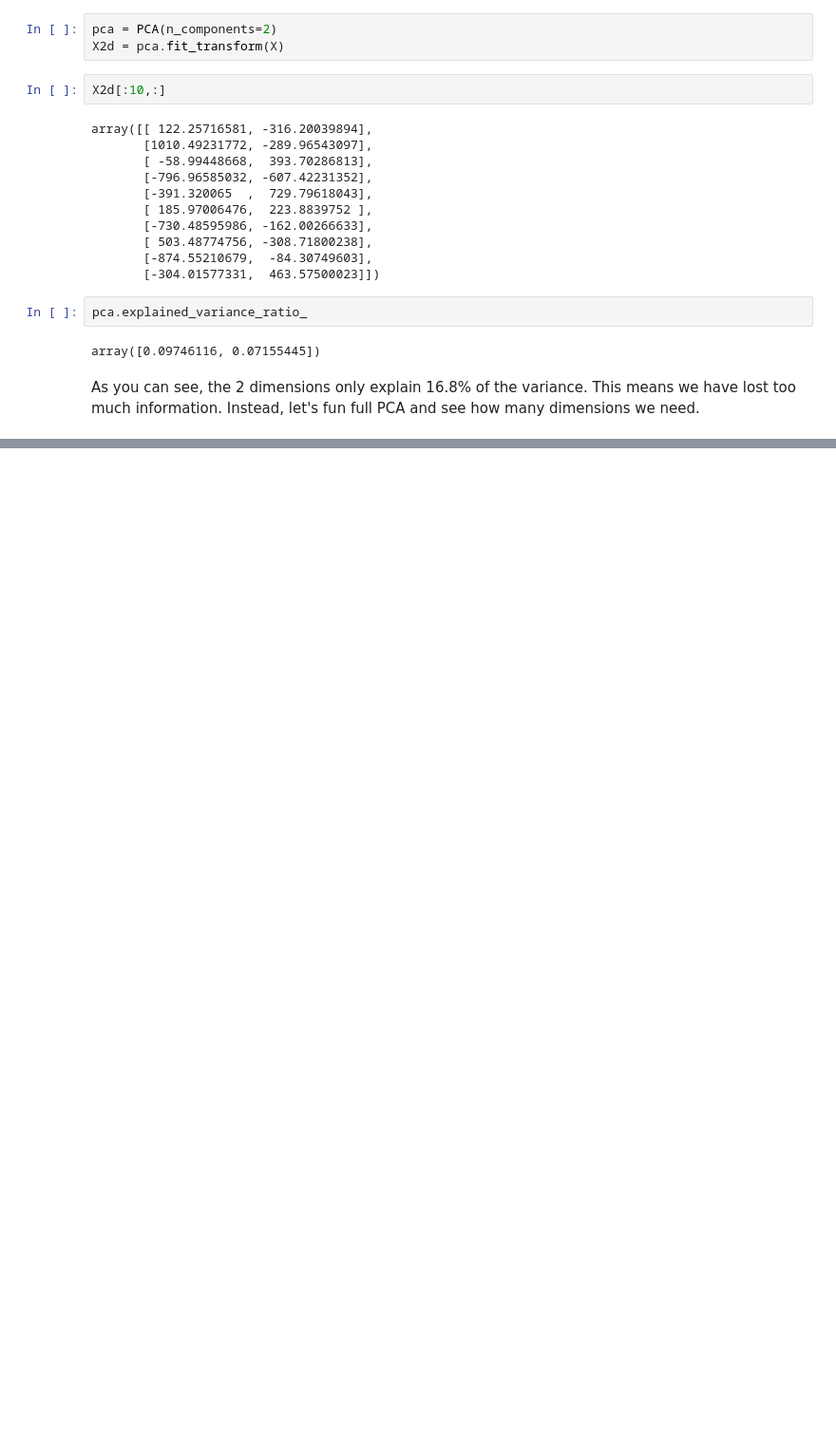
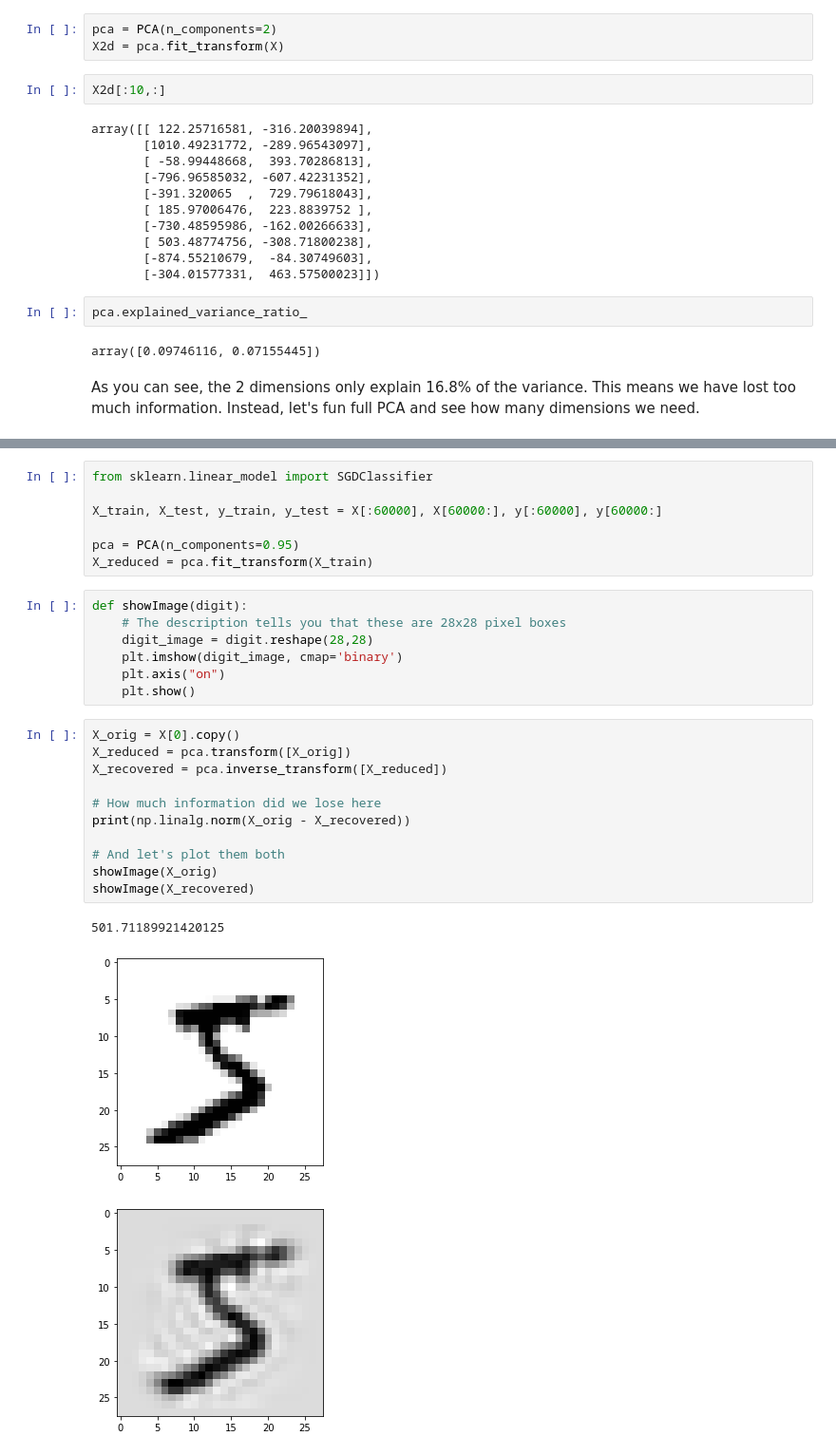
Before and after one commit to youngelf/MachineLearning, a Jupyter notebook: Hands-On2/Chapter 8.ipynb, the cells around one changed output, grey strips where cells are left out. Shown at 95% size. Saved outputs shown, nothing was run; the diff lists cells and outputs as text; blank space fills up the shorter version.

```diff
--- a/Hands-On2/Chapter 8.ipynb
+++ b/Hands-On2/Chapter 8.ipynb
@@ -100,0 +235,29 @@ pca.fit(X)
+# %%
+from sklearn.linear_model import SGDClassifier
+
+X_train, X_test, y_train, y_test = X[:60000], X[60000:], y[:60000], y[60000:]
+
+pca = PCA(n_components=0.95)
+X_reduced = pca.fit_transform(X_train)
+# %%
+def showImage(digit):
+    # The description tells you that these are 28x28 pixel boxes
+    digit_image = digit.reshape(28,28)
+    plt.imshow(digit_image, cmap='binary')
+    plt.axis("on")
+    plt.show()
+# %%
+X_orig = X[0].copy()
+X_reduced = pca.transform([X_orig])
+X_recovered = pca.inverse_transform([X_reduced])
+
+# How much information did we lose here
+print(np.linalg.norm(X_orig - X_recovered))
+
+# And let's plot them both
+showImage(X_orig)
+showImage(X_recovered)
+# %% [output]
+501.71189921420125
+[figure, added]
+[figure, added]
```
Also changed, not shown: parts of 61 cells of this notebook, 4 other files.
